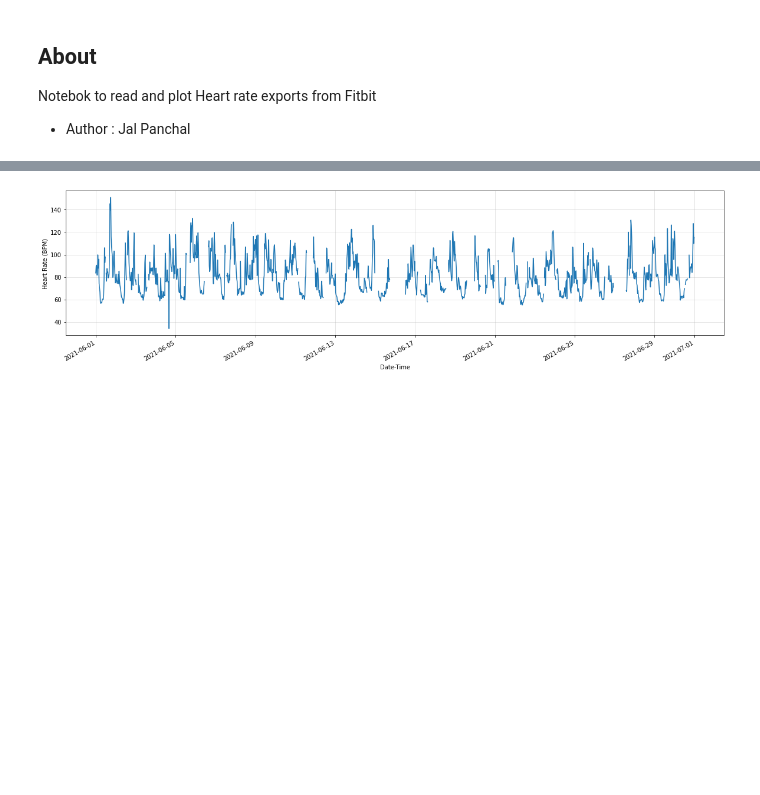
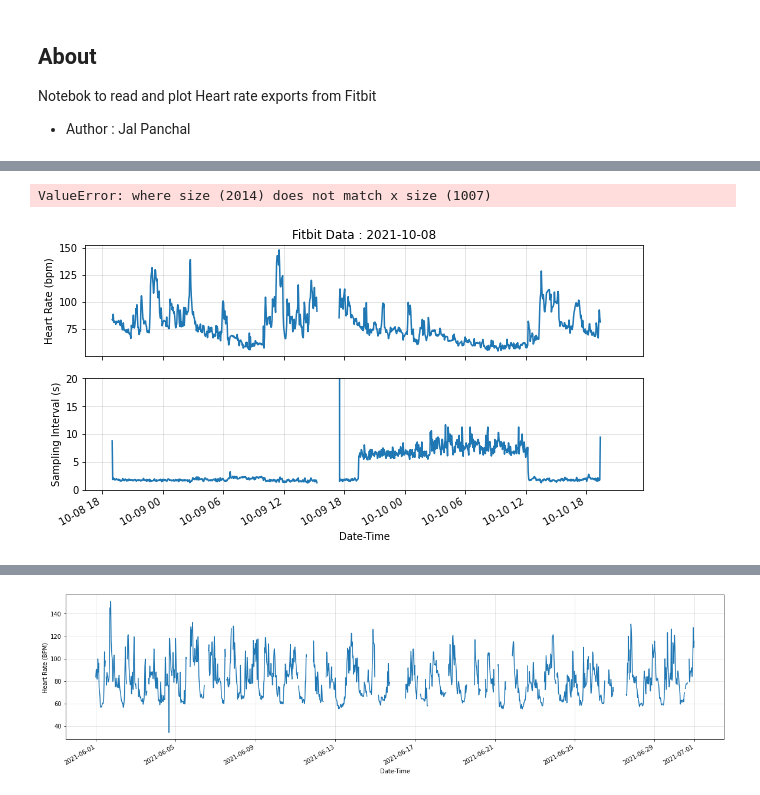
Before and after one commit to PennProjects/fitbit_dataanalysis, a Jupyter notebook: code/Plot_data_export_HR.ipynb, the cells around one changed output, grey strips where cells are left out. Drawn from its saved outputs; the diff is of its cells as text; code cells hidden in the pictures; blank space fills up the shorter version.

```diff
--- a/code/Plot_data_export_HR.ipynb
+++ b/code/Plot_data_export_HR.ipynb
@@ -14,9 +16,9 @@ from datetime import date, time, datetime, timedelta
 # %%
-with open('./../data/0708_export_jal/PioneerWearable/Physical Activity/heart_rate-2021-07-06.json', 'r') as file:
+with open("/Users/jalpanchal/Downloads/MyFitbitData/PioneerWearable/Physical Activity/heart_rate-2021-10-08.json", 'r') as file:
      kp_0331_1 = json.load(file)
 # %%
 #get all the json files for heart rate
-path_to_hr_json = "./../data/0708_export_jal/PioneerWearable/Physical Activity/"
+path_to_hr_json = "/Users/jalpanchal/Downloads/MyFitbitData/PioneerWearable/Physical Activity/"
 hr_json_files = [pos_json for pos_json in os.listdir(path_to_hr_json) if pos_json.endswith('.json') and pos_json.startswith('heart_rate')]
 
 #sort them based on date
@@ -30,6 +32,7 @@ for file in hr_json_files:
     temp1 = pd.DataFrame(temp_list)
     temp2 = pd.DataFrame(temp1.value.tolist())
     temp2['dateTime'] = pd.to_datetime(temp1.dateTime, format='%m/%d/%y %H:%M:%S')
+    temp2['samplingInterval'] = temp2.dateTime.diff()//np.timedelta64(1, 's')
 
     #append data from all days
     hr_data = hr_data.append(temp2)
@@ -55,0 +58,36 @@ hr_data
+# %%
+#plot single day data
+start_date = datetime(2021,10,8)
+date = start_date.strftime("%Y-%m-%d")
+num_days = 3
+end_date = start_date + timedelta(days=num_days)
+
+sel_data = hr_data[(hr_data.index >start_date) &  (hr_data.index < end_date)]
+sel_data = sel_data.resample('0.05H').mean()
+
+fig = plt.figure(figsize=(10,5))
+
+ax = fig.add_subplot(211)
+ax.plot(sel_data.index, sel_data.bpm)
+# plt.gcf().autofmt_xdate()
+ax.set_ylabel("Heart Rate (bpm)")
+ax.set_xlabel("Date-Time")
+ax.grid(alpha=0.4)
+ax.set_title('Fitbit Data : %s' %(date))
+
+ax1 = fig.add_subplot(212, sharex=ax)
+ax1.plot(sel_data.index, 1/sel_data.samplingInterval)
+plt.gcf().autofmt_xdate()
+ax1.set_ylabel("Sampling Interval (s)")
+ax1.set_xlabel("Date-Time")
+ax1.set_ylim((0,20))
+ax1.grid(alpha=0.4)
+
+num_days = 1
+end_date = start_date + timedelta(days=num_days)
+
+ax1.fill_between(sel_data.index, 0, 20, where=(sel_data.index < end_date,sel_data.index > start_date  ),
+                facecolor='green', alpha=0.5)
+# %% [output]
+ValueError: where size (2014) does not match x size (1007)
+[figure, added]
```
Also changed, not shown: parts of 10 cells of this notebook, 4 other files.
